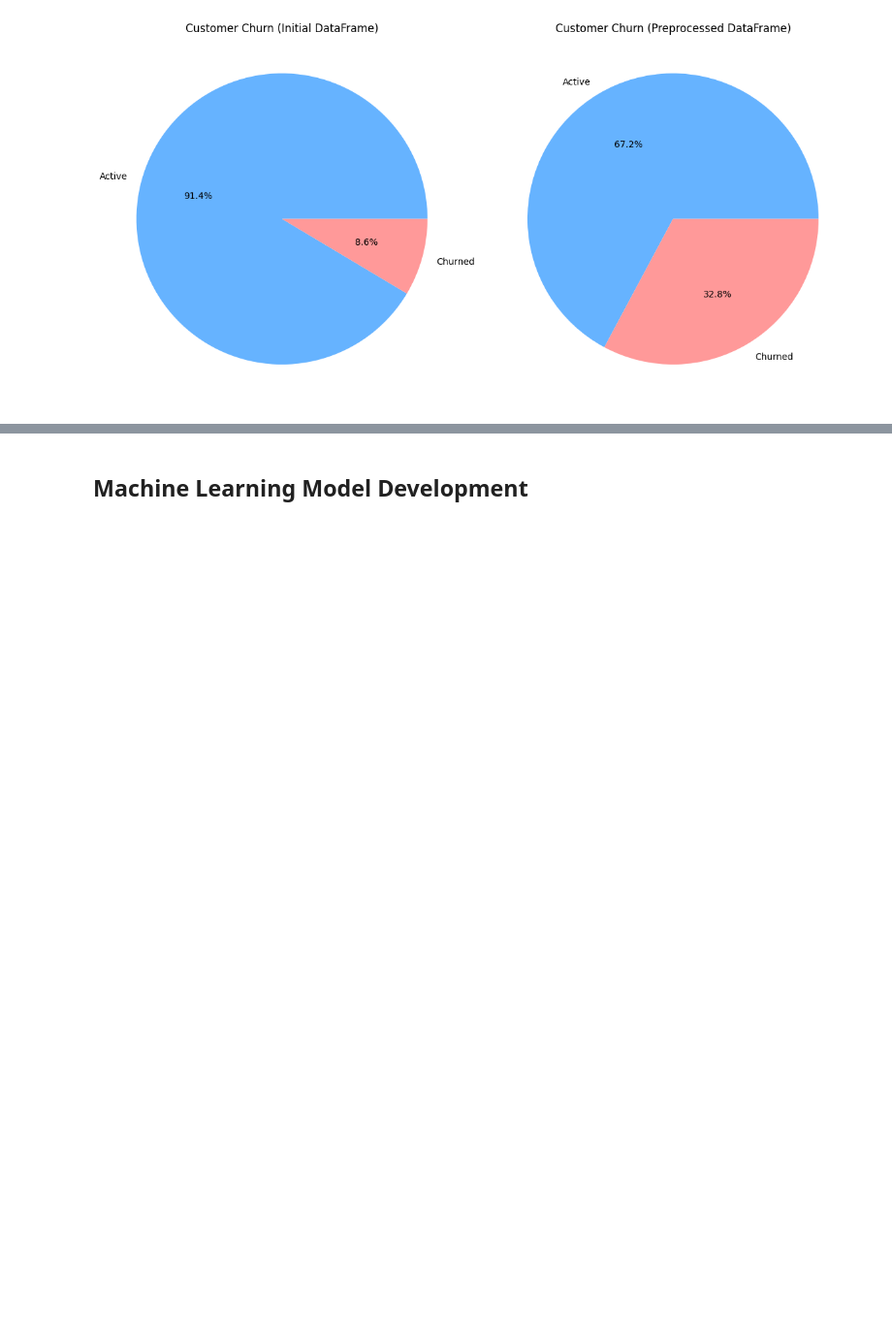
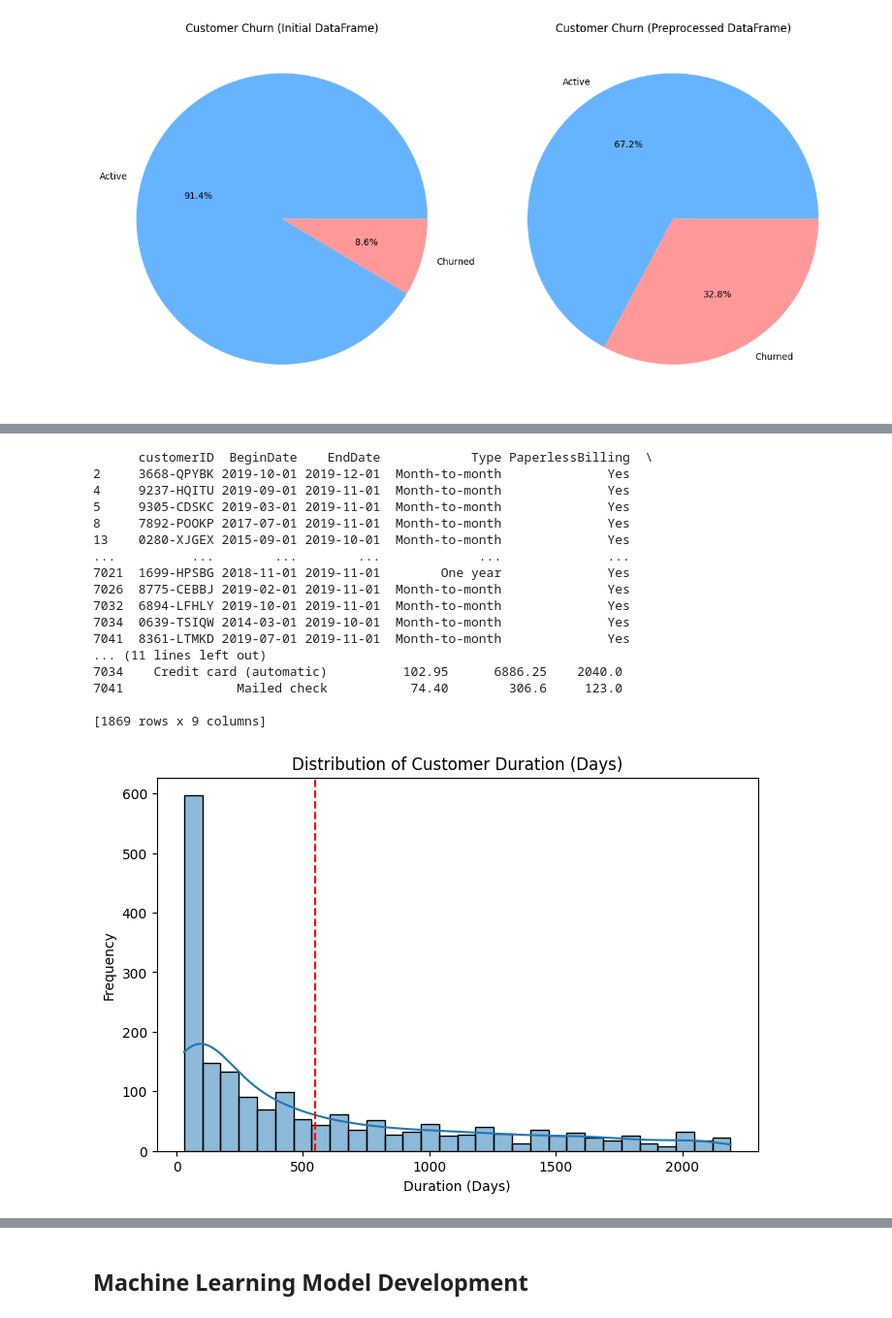
Before and after one commit to Salasian/Churn-Interconnect-Services, a Jupyter notebook: Churn_Prediction/English/Analysis.ipynb, the cells around one changed output, grey strips where cells are left out. Shown at 97% size. Cells and saved outputs as stored; diff of their text form; code cells hidden in the pictures; blank space fills up the shorter version.

```diff
--- a/Churn_Prediction/English/Analysis.ipynb
+++ b/Churn_Prediction/English/Analysis.ipynb
@@ -512,0 +524,40 @@ plt.show()
+# %%
+# Convert BeginDate and EndDate to datetime, treating 'No' as NaT for EndDate
+df_contract['BeginDate'] = pd.to_datetime(df_contract['BeginDate'], errors='coerce')
+df_contract['EndDate'] = pd.to_datetime(df_contract['EndDate'], errors='coerce')
+
+# Calculate duration only for customers with an EndDate (i.e., churned customers)
+df_contract['Duration'] = (df_contract['EndDate'] - df_contract['BeginDate']).dt.days
+
+# Drop NaNs from df_contract
+df_duration = df_contract.dropna(subset=['Duration'])
+print(df_duration)
+
+average_duration = df_duration['Duration'].mean()
+
+plt.figure(figsize=(8, 5))
+sns.histplot(df_duration['Duration'], bins=30, kde=True)
+plt.axvline(average_duration, color='r', linestyle='--')
+plt.title('Distribution of Customer Duration (Days)')
+plt.xlabel('Duration (Days)')
+plt.ylabel('Frequency')
+plt.show()
+# %% [output]
+      customerID  BeginDate    EndDate            Type PaperlessBilling  \
+2     3668-QPYBK 2019-10-01 2019-12-01  Month-to-month              Yes
+4     9237-HQITU 2019-09-01 2019-11-01  Month-to-month              Yes
+5     9305-CDSKC 2019-03-01 2019-11-01  Month-to-month              Yes
+8     7892-POOKP 2017-07-01 2019-11-01  Month-to-month              Yes
+13    0280-XJGEX 2015-09-01 2019-10-01  Month-to-month              Yes
+...          ...        ...        ...             ...              ...
+7021  1699-HPSBG 2018-11-01 2019-11-01        One year              Yes
+7026  8775-CEBBJ 2019-02-01 2019-11-01  Month-to-month              Yes
+7032  6894-LFHLY 2019-10-01 2019-11-01  Month-to-month              Yes
+7034  0639-TSIQW 2014-03-01 2019-10-01  Month-to-month              Yes
+7041  8361-LTMKD 2019-07-01 2019-11-01  Month-to-month              Yes
+... (11 lines left out)
+7034    Credit card (automatic)          102.95      6886.25    2040.0
+7041               Mailed check           74.40        306.6     123.0
+
+[1869 rows x 9 columns]
+[figure, added]
```
Also changed, not shown: parts of 23 cells of this notebook, 2 other files.
